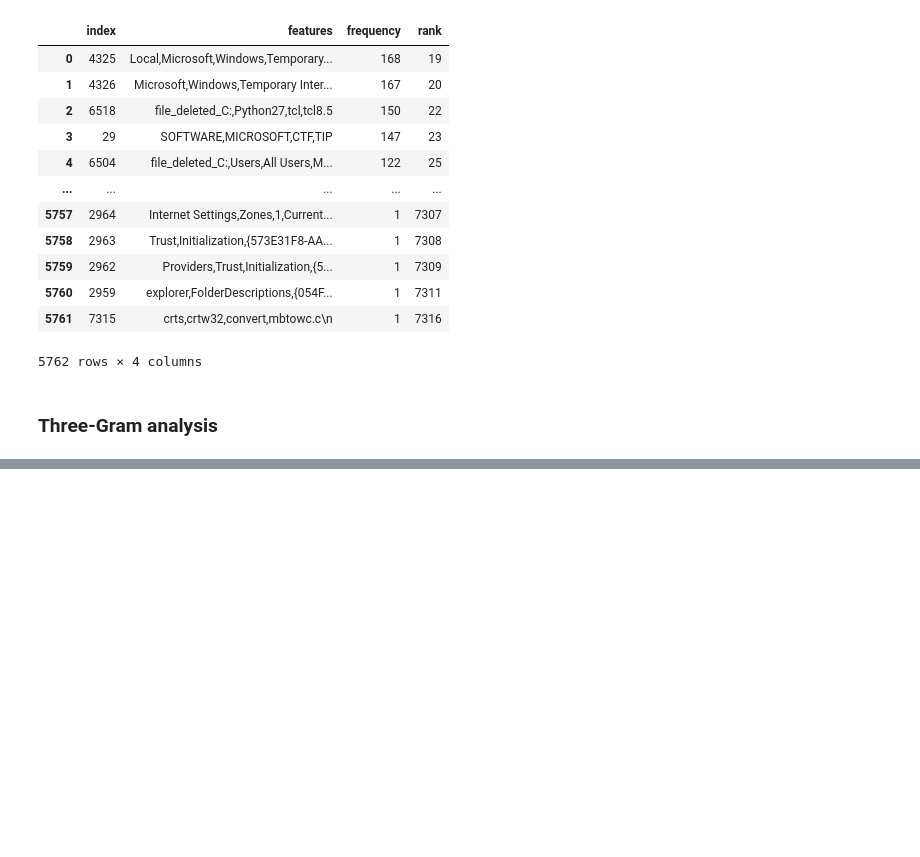
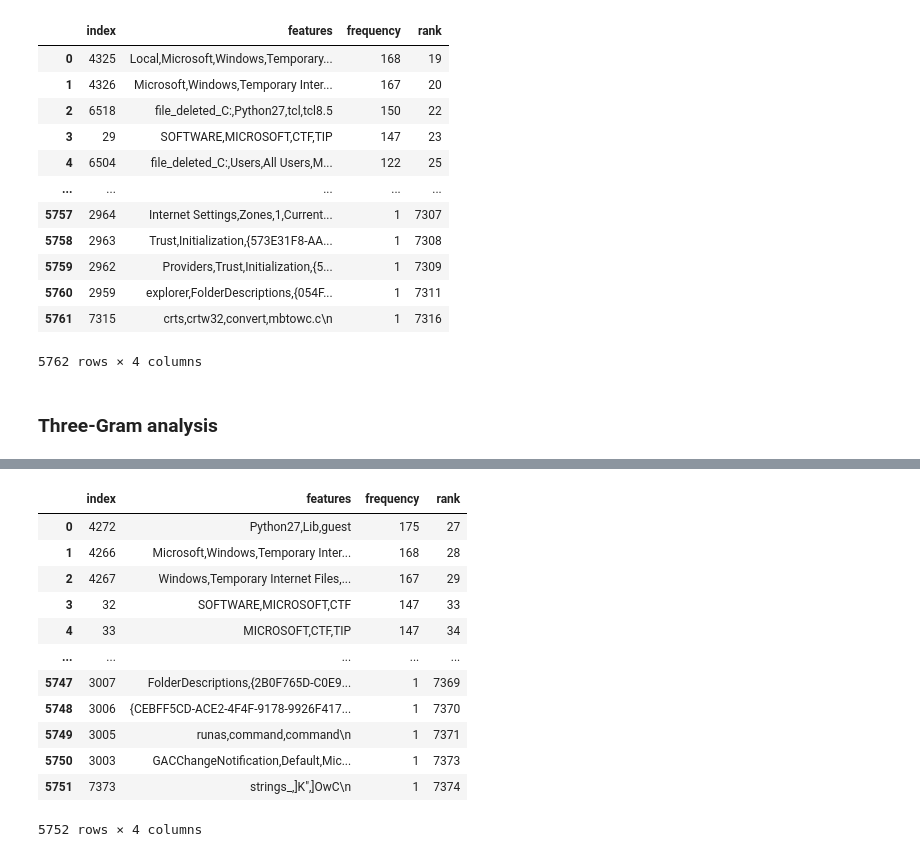
Before and after one commit to Wapiti08/Algorithms_on_Feature_Engineering, a Jupyter notebook: N-Gram.ipynb, the cells around one changed output, grey strips where cells are left out. Cells and saved outputs as stored; diff of their text form; code cells hidden in the pictures; blank space fills up the shorter version.

```diff
--- a/N-Gram.ipynb
+++ b/N-Gram.ipynb
@@ -445,3 +453,17 @@ NameError: name 'fd_ran' is not defined
 # %%
-fd_ran[~fd_ran_four.features.isin(fd_nor_four['features'])][fd_ran_four['frequency']<=191].reset_index()
+fd_ran[~fd_ran.features.isin(fd_nor['features'])][fd_ran['frequency']<=191].reset_index()
+# %% [output]
+|  | index | features | frequency | rank |
+| 0 | 4272 | Python27,Lib,guest | 175 | 27 |
+| 1 | 4266 | Microsoft,Windows,Temporary Inter... | 168 | 28 |
+| 2 | 4267 | Windows,Temporary Internet Files,... | 167 | 29 |
+| 3 | 32 | SOFTWARE,MICROSOFT,CTF | 147 | 33 |
+| 4 | 33 | MICROSOFT,CTF,TIP | 147 | 34 |
+| ... | ... | ... | ... | ... |
+| 5747 | 3007 | FolderDescriptions,{2B0F765D-C0E9... | 1 | 7369 |
+| 5748 | 3006 | {CEBFF5CD-ACE2-4F4F-9178-9926F417... | 1 | 7370 |
+| 5749 | 3005 | runas,command,command\n | 1 | 7371 |
+| 5750 | 3003 | GACChangeNotification,Default,Mic... | 1 | 7373 |
+| 5751 | 7373 | strings_,]K",]OwC\n | 1 | 7374 |
+5752 rows × 4 columns
 # %%
```
Also changed, not shown: parts of 4 cells of this notebook.
